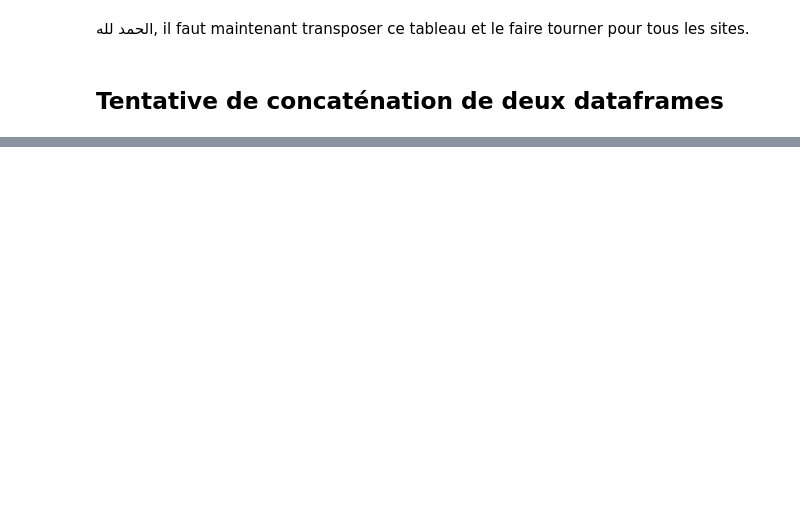
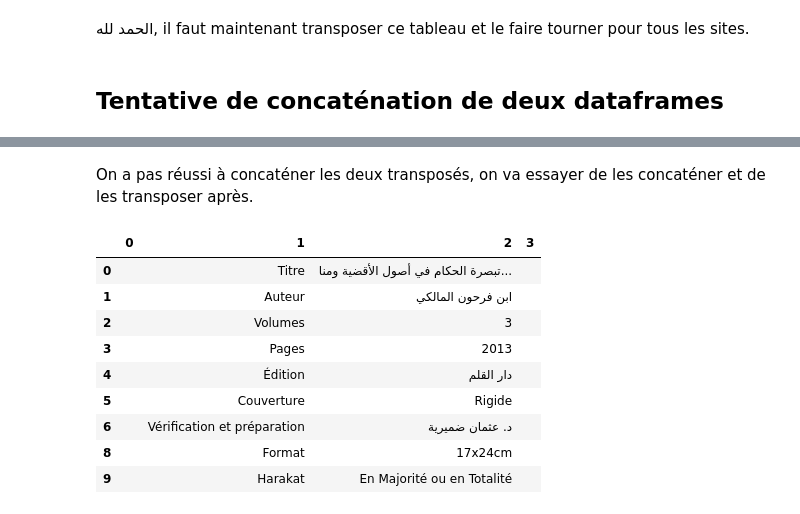
Before and after one commit to eliascopyright/site_analysis, a Jupyter notebook: notebooks/sifatusafwa-2.ipynb, the cells around one changed output, grey strips where cells are left out. Cells and saved outputs as stored; diff of their text form; code cells hidden in the pictures; blank space fills up the shorter version.

Commit message:
maj 23.10 : urls books dataframe

```diff
--- a/notebooks/sifatusafwa-2.ipynb
+++ b/notebooks/sifatusafwa-2.ipynb
@@ -71,7 +73,7 @@ On va maintenant essayer de regrouper les données des liens dans un dataframe.
 # %% [markdown]
 ## Essai pour le premier lien
 # %%
-url = urls[1]
+url = urls[0]
 r = requests.get(url)
 soup = BeautifulSoup(r.content, 'html.parser')
 s = soup.find('section', class_='product-features')
@@ -177,0 +116,25 @@ df
+# %% [markdown]
+On a pas réussi à concaténer les deux transposés, on va essayer de les concaténer et de les transposer après.
+# %%
+url = urls[1]
+r = requests.get(url)
+soup = BeautifulSoup(r.content, 'html.parser')
+s = soup.find('section', class_='product-features')
+L_string = []
+for text in s.findAll(class_ ='data-sheet flex_container'):
+    L_string.append(text.text.split('\n'))
+L_string = np.array(L_string)
+df2 = pd.DataFrame((L_string))
+df2 = df2.drop_duplicates()
+df2 #Pour avoir un aperçu
+# %% [output]
+|  | 0 | 1 | 2 | 3 |
+| 0 |  | Titre | تبصرة الحكام في أصول الأقضية ومنا... |  |
+| 1 |  | Auteur | ابن فرحون المالكي |  |
+| 2 |  | Volumes | 3 |  |
+| 3 |  | Pages | 2013 |  |
+| 4 |  | Édition | دار القلم |  |
+| 5 |  | Couverture | Rigide |  |
+| 6 |  | Vérification et préparation | د. عثمان ضميرية |  |
+| 8 |  | Format | 17x24cm |  |
+| 9 |  | Harakat | En Majorité ou en Totalité |  |
```
Also changed, not shown: parts of 45 cells of this notebook, 1 other file.
